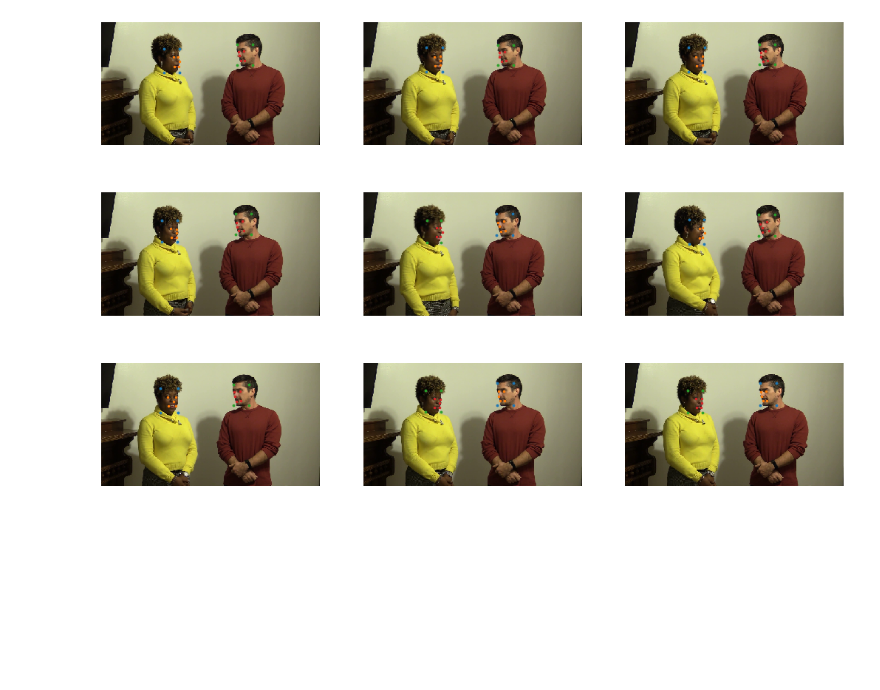
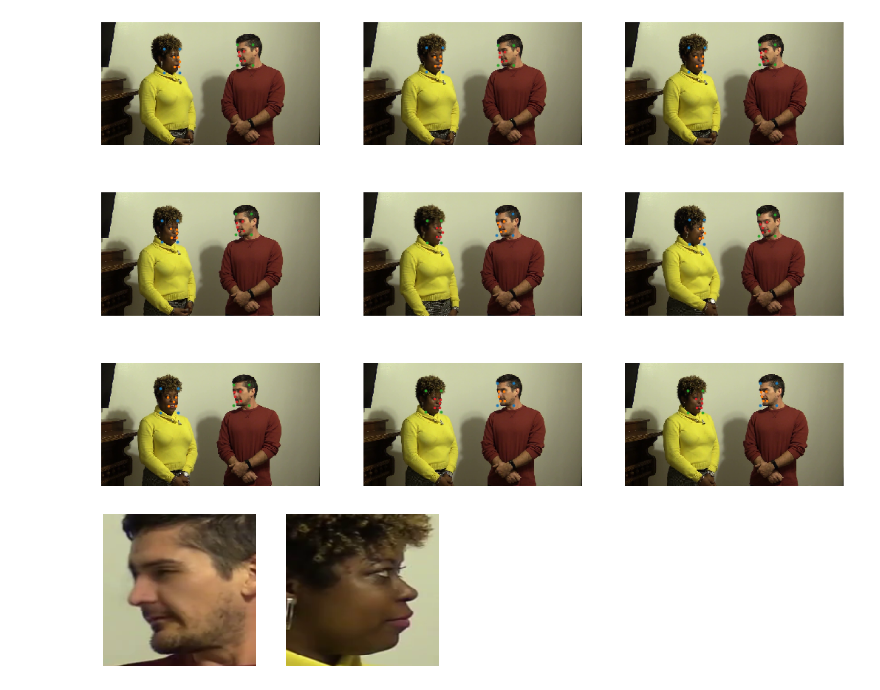
Before and after one commit to zengm71/DeepFakeChallenge, a Jupyter notebook: DeepFakeChallengeCPU.ipynb, the cells around one changed output. Saved outputs shown, nothing was run; the diff lists cells and outputs as text; code cells hidden in the pictures; blank space fills up the shorter version.

```diff
--- a/DeepFakeChallengeCPU.ipynb
+++ b/DeepFakeChallengeCPU.ipynb
@@ -104,3 +125,21 @@ for i in range(9):
         ax[int(i / 3), i % 3].scatter(landmark[:, 0], landmark[:, 1], s=6)
 # %% [output]
 [figure]
+# %%
+mtcnn = MTCNN(margin=40, keep_all=True, select_largest=False, post_process=False)
+
+# Detect face
+v_cap = cv2.VideoCapture('data/train_sample_videos/avibnnhwhp.mp4')
+success, frame = v_cap.read()
+frame = cv2.cvtColor(frame, cv2.COLOR_BGR2RGB)
+frame = Image.fromarray(frame)
+faces = mtcnn(frame)
+
+# Visualize
+fig, axes = plt.subplots(1, len(faces))
+for face, ax in zip(faces, axes):
+    ax.imshow(face.permute(1, 2, 0).int().numpy())
+    ax.axis('off')
+fig.show()
+# %% [output]
+[figure, added]
```
Also changed, not shown: parts of 21 cells of this notebook.
